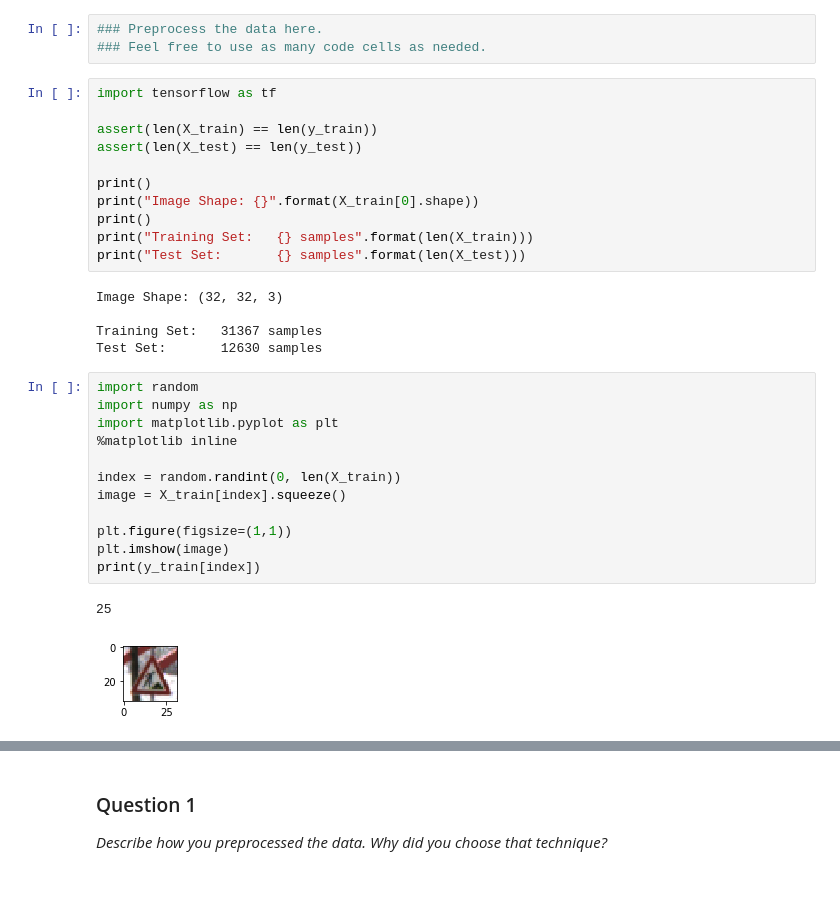
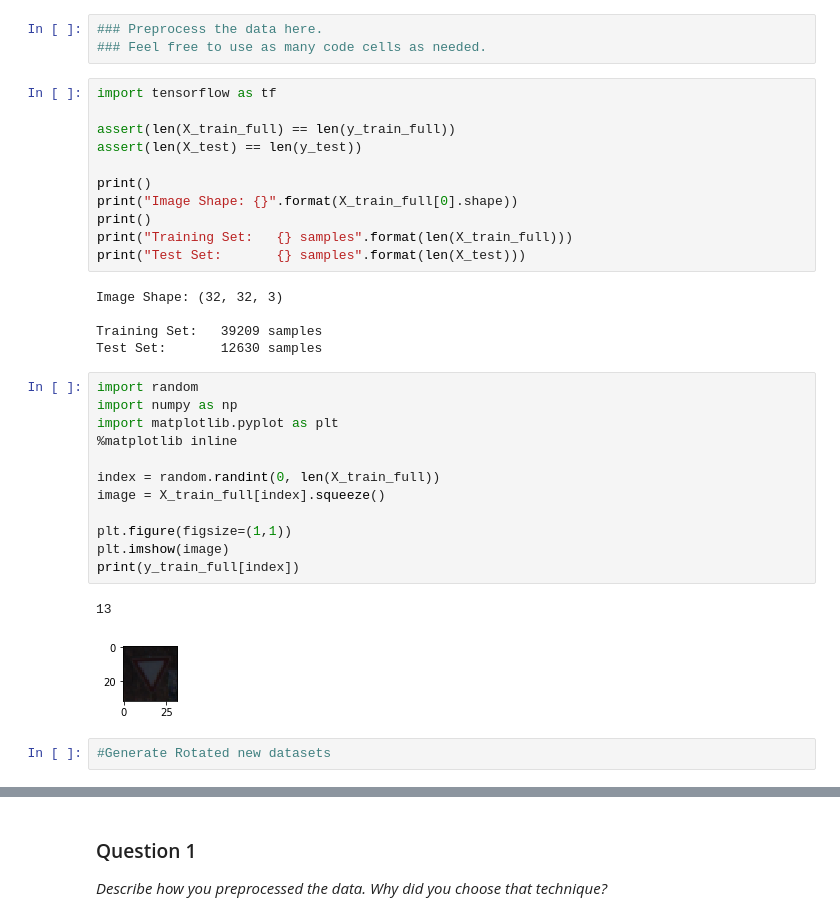
Before and after one commit to lixinso/CarND-Traffic-Sign-Classifier-Project, a Jupyter notebook: Traffic_Sign_Classifier.ipynb, the cells around one changed output, grey strips where cells are left out. Drawn from its saved outputs; the diff is of its cells as text; blank space fills up the shorter version.

Commit message:
rotate

```diff
--- a/Traffic_Sign_Classifier.ipynb
+++ b/Traffic_Sign_Classifier.ipynb
@@ -130,31 +225,33 @@ Use the code cell (or multiple code cells, if necessary) to implement the first
 # %%
 import tensorflow as tf
 
-assert(len(X_train) == len(y_train))
+assert(len(X_train_full) == len(y_train_full))
 assert(len(X_test) == len(y_test))
 
 print()
-print("Image Shape: {}".format(X_train[0].shape))
+print("Image Shape: {}".format(X_train_full[0].shape))
 print()
-print("Training Set:   {} samples".format(len(X_train)))
+print("Training Set:   {} samples".format(len(X_train_full)))
 print("Test Set:       {} samples".format(len(X_test)))
 # %% [output]
 Image Shape: (32, 32, 3)
 
-Training Set:   31367 samples
+Training Set:   39209 samples
 Test Set:       12630 samples
 # %%
 import random
 import numpy as np
 import matplotlib.pyplot as plt
 %matplotlib inline
 
-index = random.randint(0, len(X_train))
-image = X_train[index].squeeze()
+index = random.randint(0, len(X_train_full))
+image = X_train_full[index].squeeze()
 
 plt.figure(figsize=(1,1))
 plt.imshow(image)
-print(y_train[index])
+print(y_train_full[index])
 # %% [output]
-25
+13
-[figure, old version]
+[figure, new version]
+# %%
+#Generate Rotated new datasets
```
Also changed, not shown: parts of 18 cells of this notebook.
